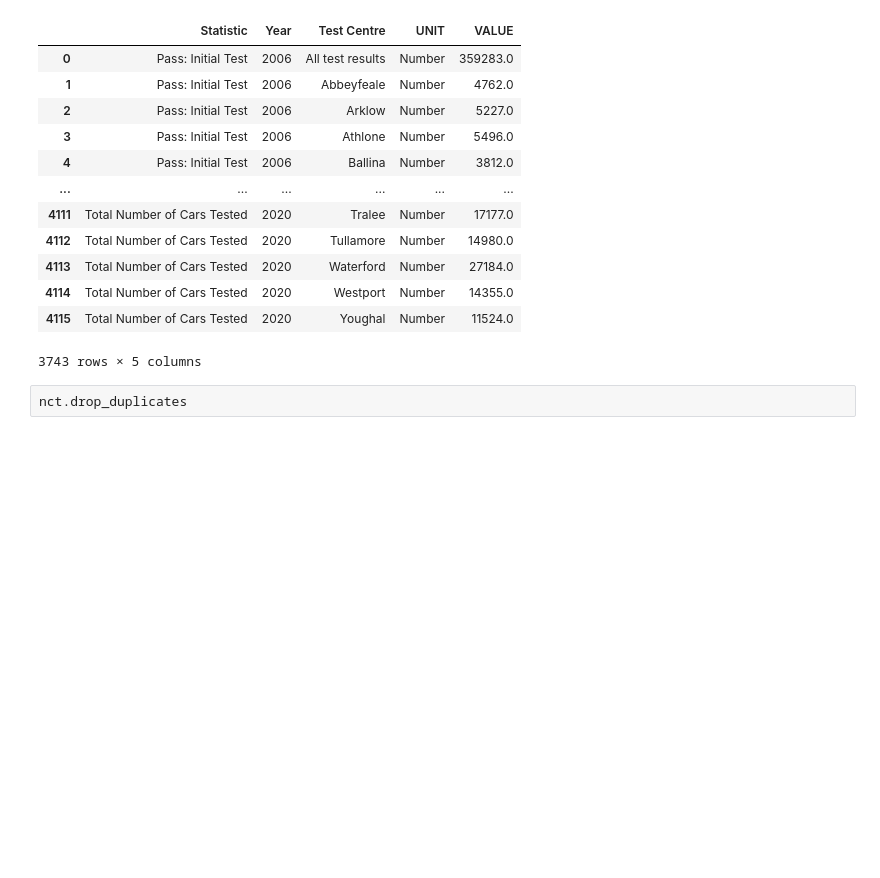
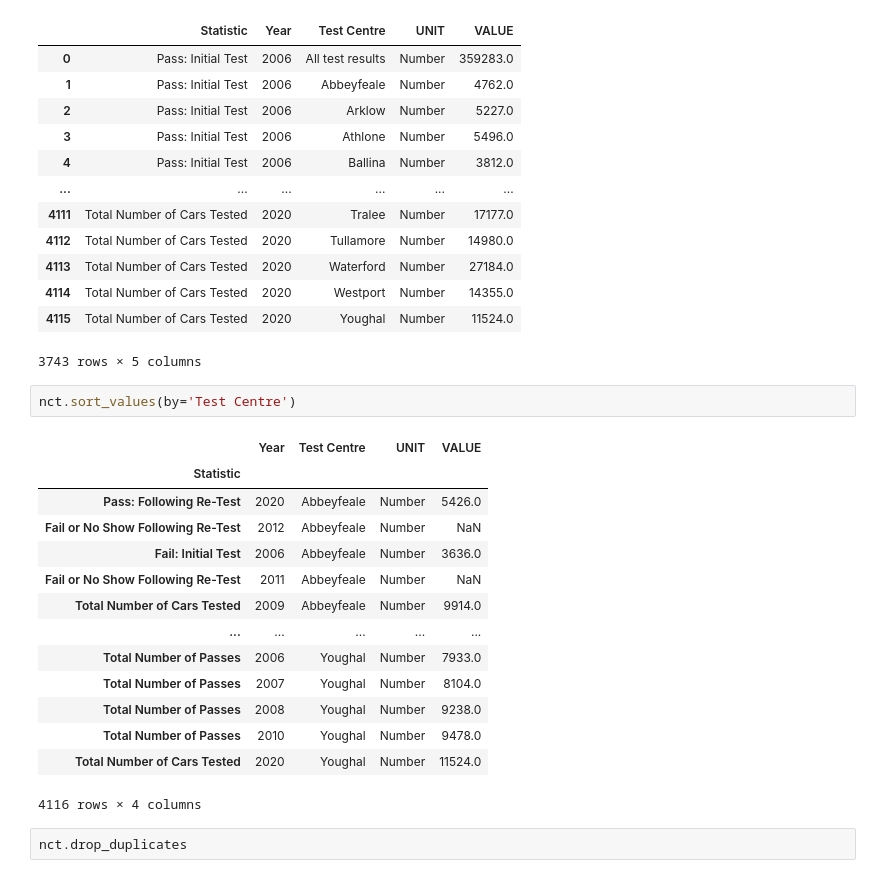
Before and after one commit to hartyl1/UCDPA_harty, a Jupyter notebook: Copy_of_Copy_of_Untitled12.ipynb, the cells around one changed output. Cells and saved outputs as stored; diff of their text form; blank space fills up the shorter version.

```diff
--- a/Copy_of_Copy_of_Untitled12.ipynb
+++ b/Copy_of_Copy_of_Untitled12.ipynb
@@ -237,6 +242,23 @@ nct.dropna()
 | 4114 | Total Number of Cars Tested | 2020 | Westport | Number | 14355.0 |
 | 4115 | Total Number of Cars Tested | 2020 | Youghal | Number | 11524.0 |
 3743 rows × 5 columns
+# %%
+nct.sort_values(by='Test Centre')
+# %% [output]
+|  | Year | Test Centre | UNIT | VALUE |
+| Statistic |  |  |  |  |
+| Pass: Following Re-Test | 2020 | Abbeyfeale | Number | 5426.0 |
+| Fail or No Show Following Re-Test | 2012 | Abbeyfeale | Number | NaN |
+| Fail: Initial Test | 2006 | Abbeyfeale | Number | 3636.0 |
+| Fail or No Show Following Re-Test | 2011 | Abbeyfeale | Number | NaN |
+| Total Number of Cars Tested | 2009 | Abbeyfeale | Number | 9914.0 |
+| ... | ... | ... | ... | ... |
+| Total Number of Passes | 2006 | Youghal | Number | 7933.0 |
+| Total Number of Passes | 2007 | Youghal | Number | 8104.0 |
+| Total Number of Passes | 2008 | Youghal | Number | 9238.0 |
+| Total Number of Passes | 2010 | Youghal | Number | 9478.0 |
+| Total Number of Cars Tested | 2020 | Youghal | Number | 11524.0 |
+4116 rows × 4 columns
 # %%
 nct.drop_duplicates
 # %% [output]
```
Also changed, not shown: parts of 19 cells of this notebook.
